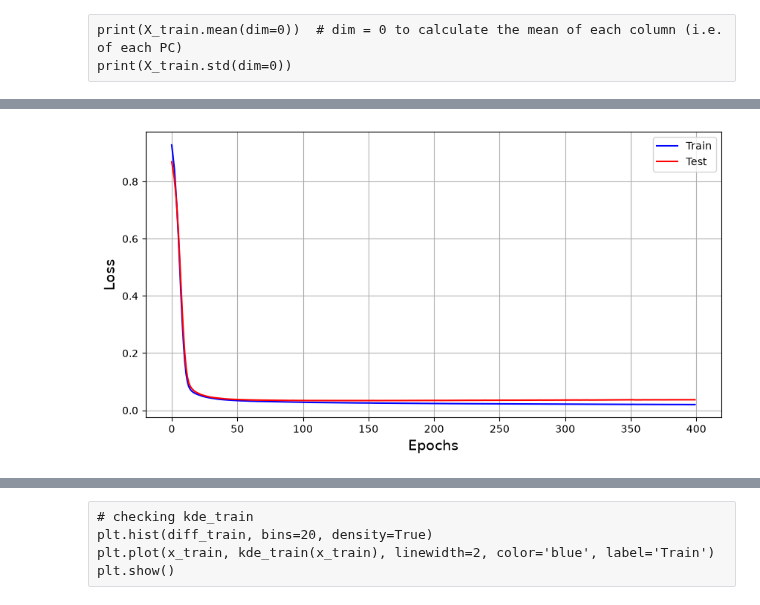
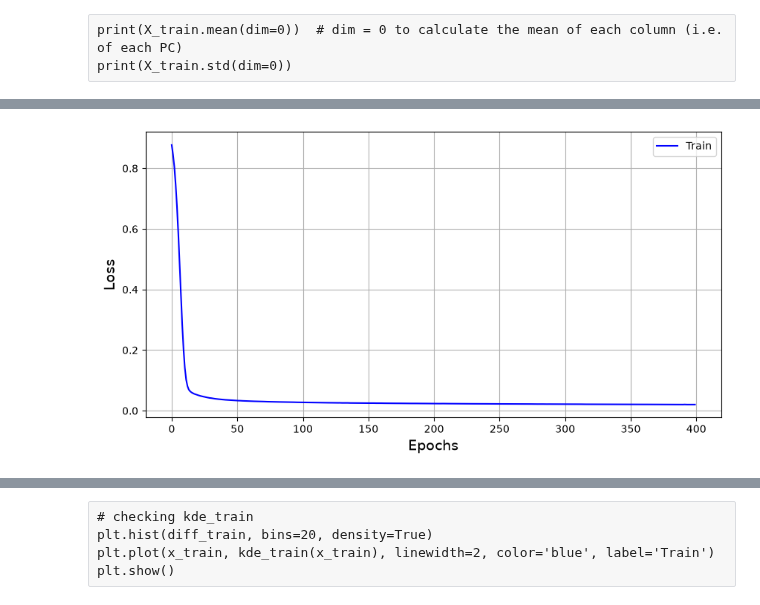
Before and after one commit to Etienne99/LAM_Internship, a Jupyter notebook: scripts_2/neuraln_5.ipynb, the cells around one changed output, grey strips where cells are left out. Saved outputs shown, nothing was run; the diff lists cells and outputs as text; code cells hidden in the pictures.

Commit message:
NN model comparisons

```diff
--- a/scripts_2/neuraln_5.ipynb
+++ b/scripts_2/neuraln_5.ipynb
@@ -35,7 +35,7 @@ times = np.arange(0, len(data_spectra) * 144, 144) / 60 / 24  # time in days, sa
 # Parameters
 
 N = 3686  # timesteps
-M = 10  # PCs
+M = 20  # PCs
 TS = 1
 
 # Load data
@@ -130,17 +130,14 @@ print(X_train.std(dim=0))
 # M = 10 PCs
 model = nn.Sequential(
     nn.Linear(M, 32),
-    #nn.BatchNorm1d(32),
     nn.ReLU(),
 
     nn.Linear(32, 16),
-    #nn.BatchNorm1d(16),
     nn.ReLU(),
 
     nn.Linear(16, 1),
 )
 
-#model = BilinearModel(M)
 
 # Loss and optimizer
 criterion = nn.MSELoss()
@@ -150,8 +147,6 @@ optimizer = torch.optim.AdamW(
     weight_decay=0
 )
 
-# Store the parameters of the best model
-#best_model_state = copy.deepcopy(model.state_dict())
 
 # Training
 epochs = 400
@@ -160,10 +155,10 @@ model_history = {
     'y_train_pred': [],
     'diff_train': [],
     'loss_train': [],
-    'y_test_true': [],
-    'y_test_pred': [],
-    'diff_test': [],
-    'loss_test': [],
+    #'y_test_true': [],
+    #'y_test_pred': [],
+    #'diff_test': [],
+    #'loss_test': [],
 }
 for epoch in range(epochs):
     model.train()
@@ -189,7 +184,7 @@ for epoch in range(epochs):
 
     # Evaluate all sets
     y_tr_true, y_tr_pred, diff_tr, loss_tr = t.evaluate_model(train_loader, model, criterion)
-    y_te_true, y_te_pred, diff_te, loss_te = t.evaluate_model(test_loader, model, criterion)
+    #y_te_true, y_te_pred, diff_te, loss_te = t.evaluate_model(test_loader, model, criterion)
 
     # Save evaluation
     model_history['y_train_true'].append(y_tr_true)
@@ -197,10 +192,10 @@ for epoch in range(epochs):
     model_history['diff_train'].append(diff_tr)
     model_history['loss_train'].append(loss_tr)
 
-    model_history['y_test_true'].append(y_te_true)
-    model_history['y_test_pred'].append(y_te_pred)
-    model_history['diff_test'].append(diff_te)
-    model_history['loss_test'].append(loss_te)
+    #model_history['y_test_true'].append(y_te_true)
+    #model_history['y_test_pred'].append(y_te_pred)
+    #model_history['diff_test'].append(diff_te)
+    #model_history['loss_test'].append(loss_te)
 
 
     # Print progress
@@ -209,7 +204,4 @@ for epoch in range(epochs):
             f"Epoch {epoch}: "
             f"train loss = {train_loss:.4f}"
         )
-
-# Restore best model
-#model.load_state_dict(best_model_state)
 # %% [output]
@@ -227,20 +219,20 @@ Epoch 399: train loss = 0.1332
 # %%
 # plot loss history
 
 fig, ax = plt.subplots(figsize=(10, 5))
 ax.grid()
 
 ax.plot(model_history['loss_train'], color='blue', label='Train')
-ax.plot(model_history['loss_test'], color='red', label='Test')
+#ax.plot(model_history['loss_test'], color='red', label='Test')
 
 ax.set_xlabel('Epochs', size=14)
 ax.set_ylabel('Loss', size=14)
 #ax.set_yscale('log')
 ax.legend()
 
 plt.show()
 # %% [output]
-[figure, old version]
+[figure, new version]
 # %%
 # Evaluating the best model
 model.eval()
```
Also changed, not shown: parts of 23 cells of this notebook, 1 other file.
